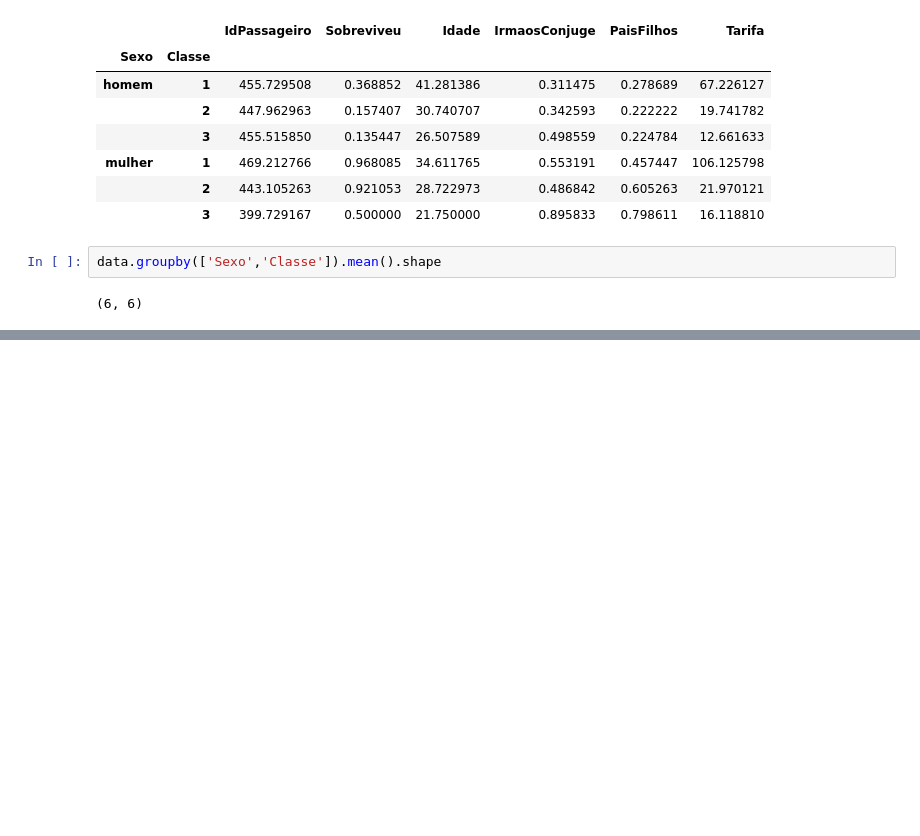
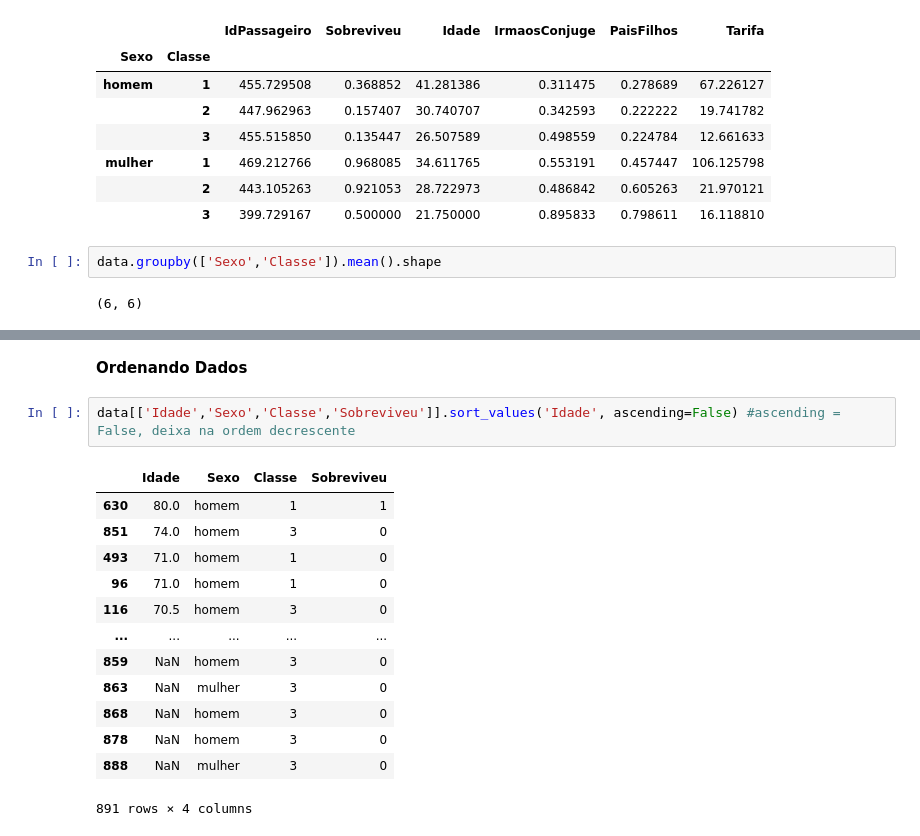
Before and after one commit to LucasRocha2308/Curso-Data-Science-e-Machine-Learning-com-Estatistica-e-Python, a Jupyter notebook: pandas_treino.ipynb, the cells around one changed output, grey strips where cells are left out. Drawn from its saved outputs; the diff is of its cells as text; blank space fills up the shorter version.

```diff
--- a/pandas_treino.ipynb
+++ b/pandas_treino.ipynb
@@ -446,0 +465,18 @@ data.groupby(['Sexo','Classe']).mean().shape
+# %% [markdown]
+**Ordenando Dados**
+# %%
+data[['Idade','Sexo','Classe','Sobreviveu']].sort_values('Idade', ascending=False) #ascending = False, deixa na ordem decrescente
+# %% [output]
+|  | Idade | Sexo | Classe | Sobreviveu |
+| 630 | 80.0 | homem | 1 | 1 |
+| 851 | 74.0 | homem | 3 | 0 |
+| 493 | 71.0 | homem | 1 | 0 |
+| 96 | 71.0 | homem | 1 | 0 |
+| 116 | 70.5 | homem | 3 | 0 |
+| ... | ... | ... | ... | ... |
+| 859 | NaN | homem | 3 | 0 |
+| 863 | NaN | mulher | 3 | 0 |
+| 868 | NaN | homem | 3 | 0 |
+| 878 | NaN | homem | 3 | 0 |
+| 888 | NaN | mulher | 3 | 0 |
+891 rows × 4 columns
```
Also changed, not shown: parts of 6 cells of this notebook.
